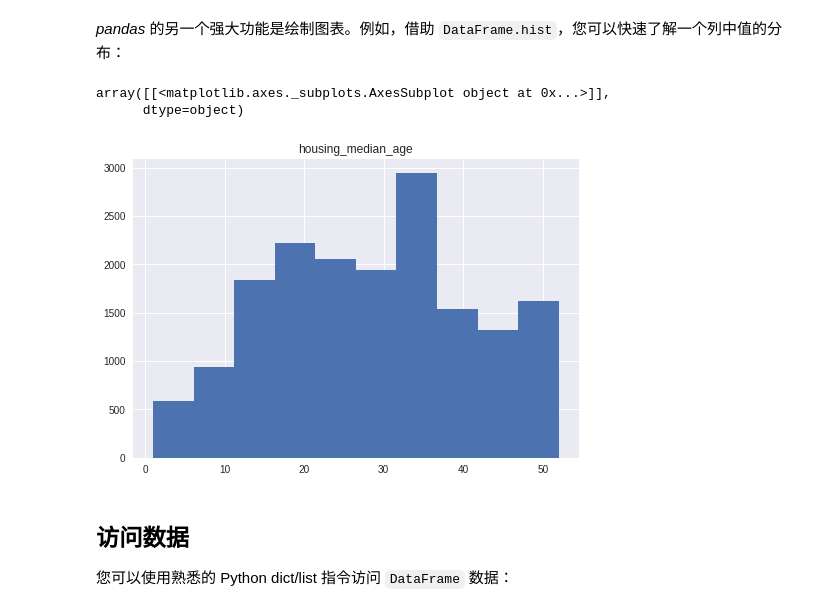
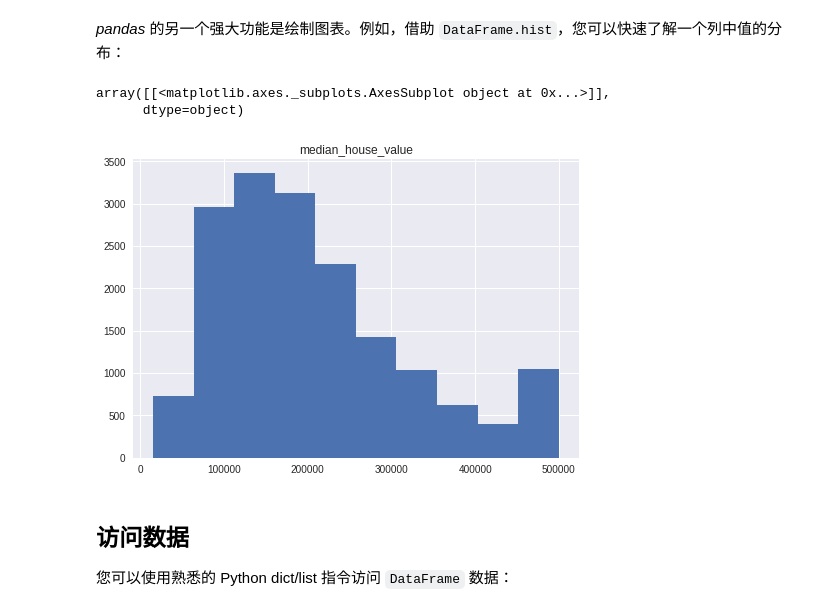
Before and after one commit to alamod951753/Machine_Learning-Google, a Jupyter notebook: intro_to_pandas.ipynb, the cells around one changed output. Cells and saved outputs as stored; diff of their text form; code cells hidden in the pictures.

```diff
--- a/intro_to_pandas.ipynb
+++ b/intro_to_pandas.ipynb
@@ -92,11 +92,11 @@ california_housing_dataframe.head()
 # %% [markdown]
  *pandas* 的另一个强大功能是绘制图表。例如，借助 `DataFrame.hist`，您可以快速了解一个列中值的分布：
 # %%
-california_housing_dataframe.hist('housing_median_age')
+california_housing_dataframe.hist('median_house_value')
 # %% [output]
 array([[<matplotlib.axes._subplots.AxesSubplot object at 0x...>]],
       dtype=object)
-[figure, old version]
+[figure, new version]
 # %% [markdown]
  ## 访问数据
 
```
Also changed, not shown: parts of 16 cells of this notebook.
